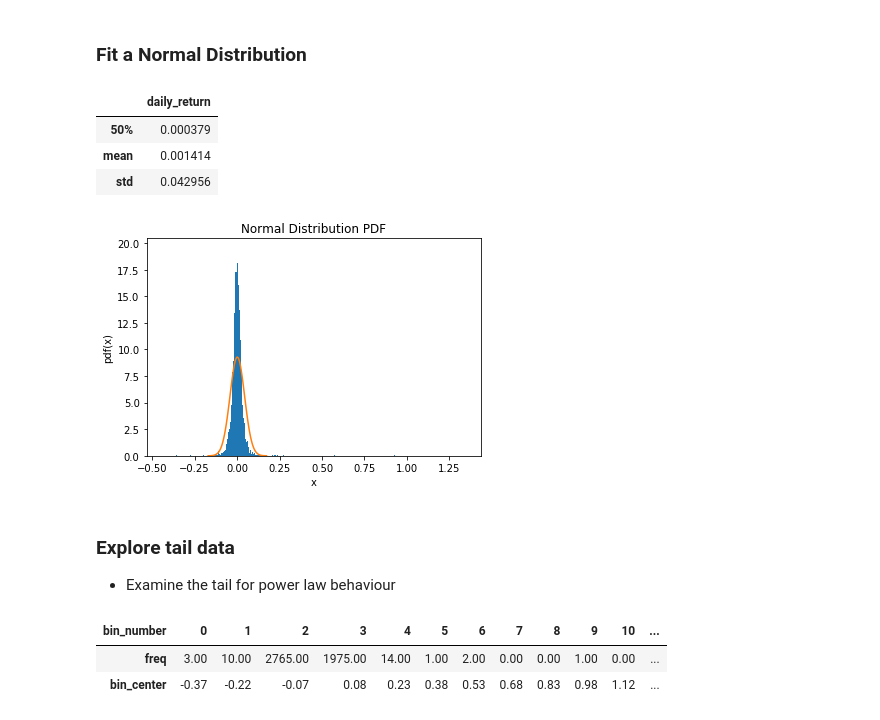
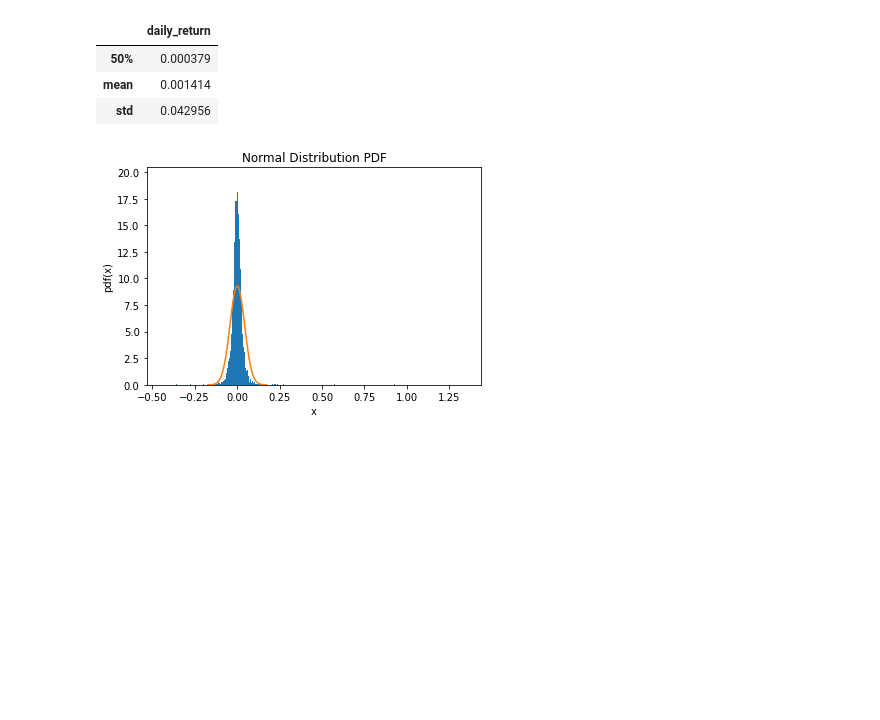
Before and after one commit to FergM/fattails, a Jupyter notebook: notebooks/NB-25 - Survival Plot - Gamestop.ipynb, the cells around one changed output. Drawn from its saved outputs; the diff is of its cells as text; code cells hidden in the pictures; blank space fills up the shorter version.

```diff
--- a/notebooks/NB-25 - Survival Plot - Gamestop.ipynb
+++ b/notebooks/NB-25 - Survival Plot - Gamestop.ipynb
@@ -6,0 +30,9 @@ Roughwork exploration GameStop Stock return data:
+# %%
+close_price = price_data.Close
+previous_close_price = price_data.Close
+
+daily_return = close_price / previous_close_price.shift(1) - 1
+
+# Format as a DataFrame
+df = daily_return.to_frame('daily_return')
+df
@@ -6,0 +54,4 @@ Roughwork exploration GameStop Stock return data:
+# %%
+# Remove NaN value
+assert df.daily_return.isna().sum() == 1 # The first day has no prior day so return is NaN
+df.dropna(inplace=True)
@@ -6,0 +63,5 @@ Roughwork exploration GameStop Stock return data:
+# %%
+# Calculate survival probability for each datapoint
+df['survival_probability'] = fattails.get_survival_probability(df.daily_return)
+df = df.sort_values(by='daily_return') # show sorted values
+df
@@ -111,5 +99,3 @@ ax.legend();
-# %% [markdown]
-### Fit a Normal Distribution
 # %%
 def fit_gaussian_pdf(mean, std):
 
@@ -120,7 +106,7 @@ def fit_gaussian_pdf(mean, std):
 # %%
 # Get Mean and Standard Deviation from Dataset
 norm_params = ['50%', 'mean', 'std']
-norm_params = returns.describe().loc[norm_params]
+norm_params = df.daily_return.describe().loc[norm_params]
 
 mean=norm_params.loc['mean']
 std = norm_params.loc['std']
@@ -134,17 +120,12 @@ norm_params.to_frame()
 # %%
 x, y = fit_gaussian_pdf(mean,std)
 
 # Plot Histogram
 normalization_kwargs = {'stacked':True, 'density':True}
-ax = returns.plot(kind='hist', **normalization_kwargs, bins=500)
+ax = df.daily_return.plot(kind='hist', **normalization_kwargs, bins=500)
 
 ax.plot(x, y)
 ax.set(xlabel='x', ylabel='pdf(x)',
-       title='Normal Distribution PDF')
-#ax.grid()
-plt.show()
+       title='Normal Distribution PDF');
 # %% [output]
-[figure, old version]
+[figure, new version]
-# %% [markdown]
-### Explore tail data
-* Examine the tail for power law behaviour
@@ -165,6 +131,0 @@ dozen_hist.index.name = 'bin_number'
-# %%
-dozen_hist.T
-# %% [output]
-| bin_number | 0 | 1 | 2 | 3 | 4 | 5 | 6 | 7 | 8 | 9 | 10 | ... |
-| freq | 3.00 | 10.00 | 2765.00 | 1975.00 | 14.00 | 1.00 | 2.00 | 0.00 | 0.00 | 1.00 | 0.00 | ... |
-| bin_center | -0.37 | -0.22 | -0.07 | 0.08 | 0.23 | 0.38 | 0.53 | 0.68 | 0.83 | 0.98 | 1.12 | ... |
```
Also changed, not shown: parts of 29 cells of this notebook, 4 other files.
